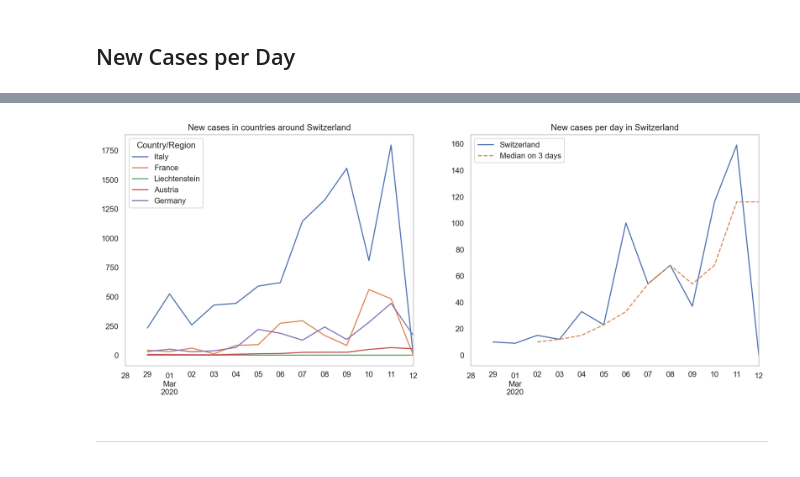
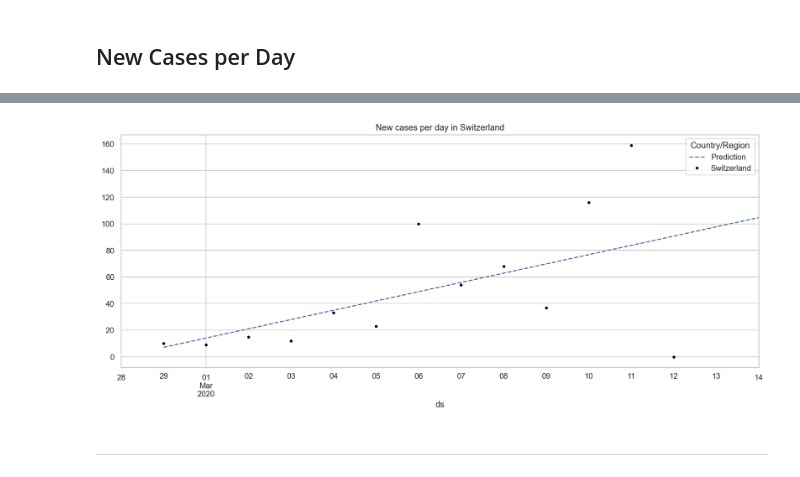
Before and after one commit to fredmontet/co-vidis, a Jupyter notebook: notebooks/co-vidis.ipynb, the cells around one changed output, grey strips where cells are left out. Cells and saved outputs as stored; diff of their text form; code cells hidden in the pictures.

Commit message:
removed new cases in surrounding countries and added prediction for CH

```diff
--- a/notebooks/co-vidis.ipynb
+++ b/notebooks/co-vidis.ipynb
@@ -137,2 +141,12 @@ df
 # %% [markdown]
 ## New Cases per Day
+# %%
+df = existing[CH].diff()[1:]
+# %%
+# Prediction with Prophet
+df = df.reset_index()
+df = df.rename(columns={"index":"ds", "Switzerland":"y"})
+m = Prophet()
+m.fit(df)
+future = m.make_future_dataframe(periods=2)
+forecast = m.predict(future)
@@ -139,11 +158,15 @@ df
+# %%
+pred = forecast[["ds","yhat"]]
+pred = pred.set_index("ds")
 # %%
-fig, (ax1, ax2) = plt.subplots(1,2)
-existing[CH_neighbors].diff().plot(ax=ax1, figsize=(16,6), title="New cases in countries around Switzerland")
-existing[CH].diff().plot(ax=ax2, style="-", title="New cases per day in Switzerland");
-existing[CH].diff().rolling(3).median().plot(ax=ax2, style="--", title="New cases per day in Switzerland");
+fig, ax = plt.subplots()
+
+pred.plot(ax=ax, figsize=(16,6), style="--", title="New cases per day in Switzerland");
+existing[CH].diff().plot(ax=ax, style=".", color="black", title="New cases per day in Switzerland");
+
 ax2.legend(["Switzerland", "Median on 3 days"]);
 # %% [output]
-[figure, old version]
+[figure, new version]
 # %% [markdown]
 ---
 # %%
```
Also changed, not shown: parts of 4 cells of this notebook, 1 other file.
